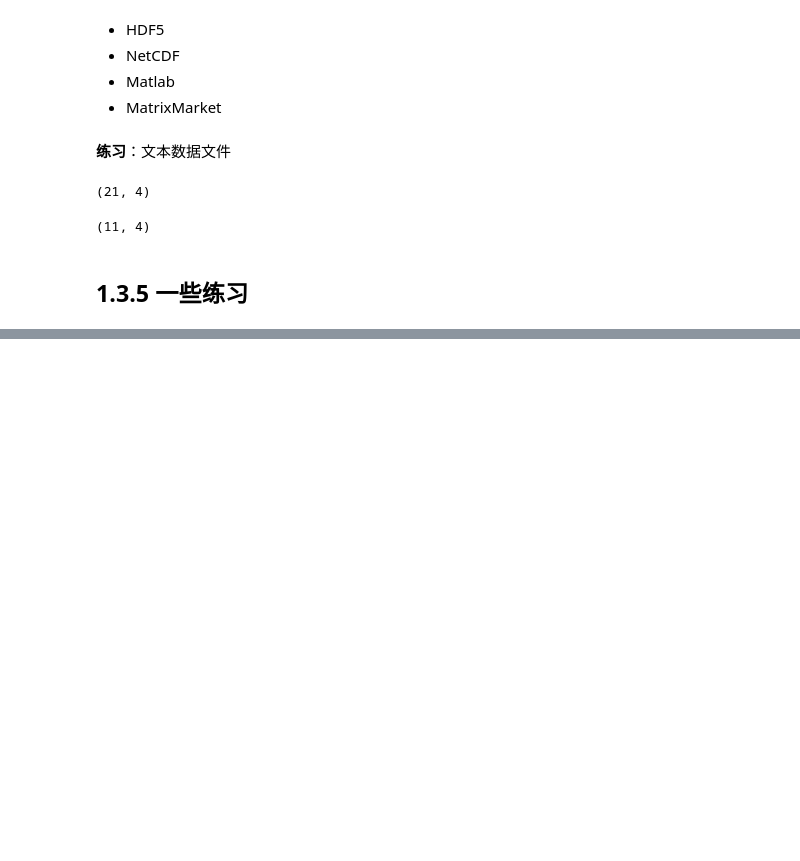
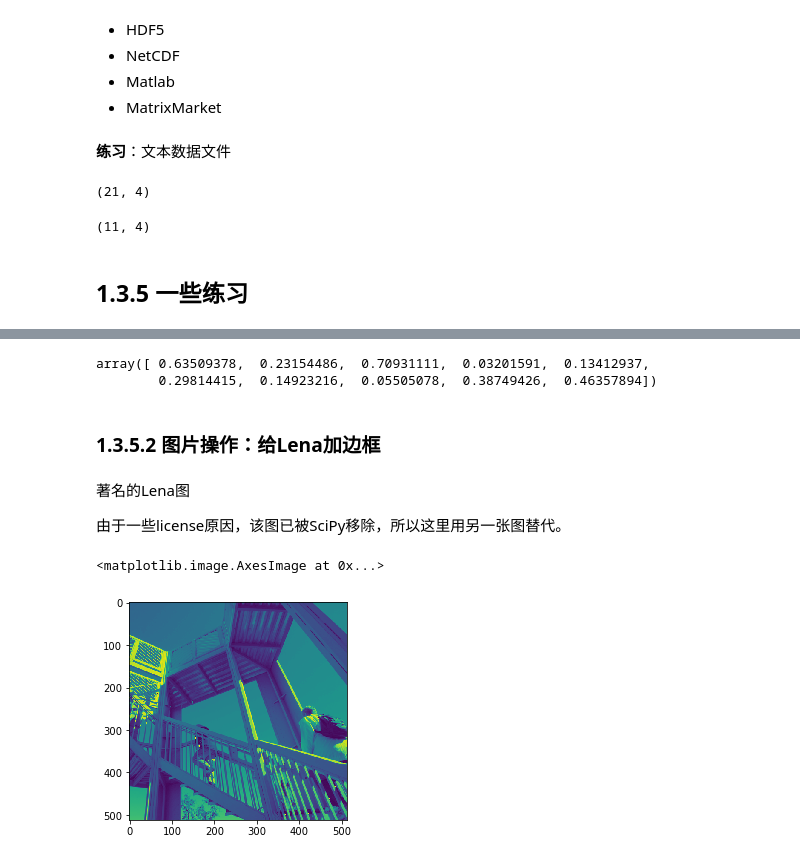
Before and after one commit to MiracleXYZ/SciPy-Lecture-Notes-CN-Py3, a Jupyter notebook: 1.3 NumPy.ipynb, the cells around one changed output, grey strips where cells are left out. Cells and saved outputs as stored; diff of their text form; code cells hidden in the pictures; blank space fills up the shorter version.

Commit message:
Upload NumPy & Matplotlib

```diff
--- a/1.3 NumPy.ipynb
+++ b/1.3 NumPy.ipynb
@@ -1716,0 +1754,11 @@ data[5:-5, :].shape
+# %%
+B.T[distance.argsort(axis=1)[:,0]][0]
+# %% [output]
+array([ 0.63509378,  0.23154486,  0.70931111,  0.03201591,  0.13412937,
+        0.29814415,  0.14923216,  0.05505078,  0.38749426,  0.46357894])
+# %% [markdown]
+### 1.3.5.2 图片操作：给Lena加边框
+# %% [markdown]
+著名的Lena图
+
+由于一些license原因，该图已被SciPy移除，所以这里用另一张图替代。
@@ -1716,0 +1767,7 @@ data[5:-5, :].shape
+# %%
+ascent = misc.ascent()
+# %%
+plt.imshow(ascent)
+# %% [output]
+<matplotlib.image.AxesImage at 0x...>
+[figure, added]
```
Also changed, not shown: parts of 51 cells of this notebook, 4 other files.
